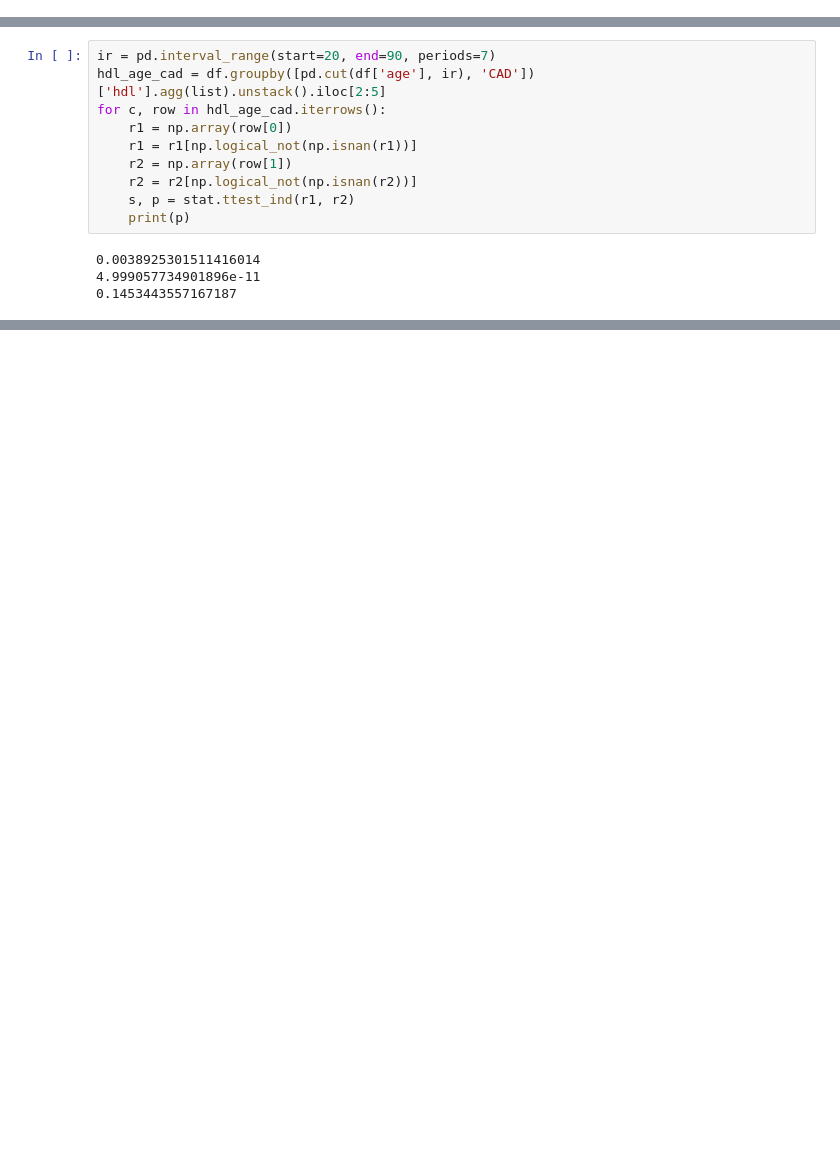
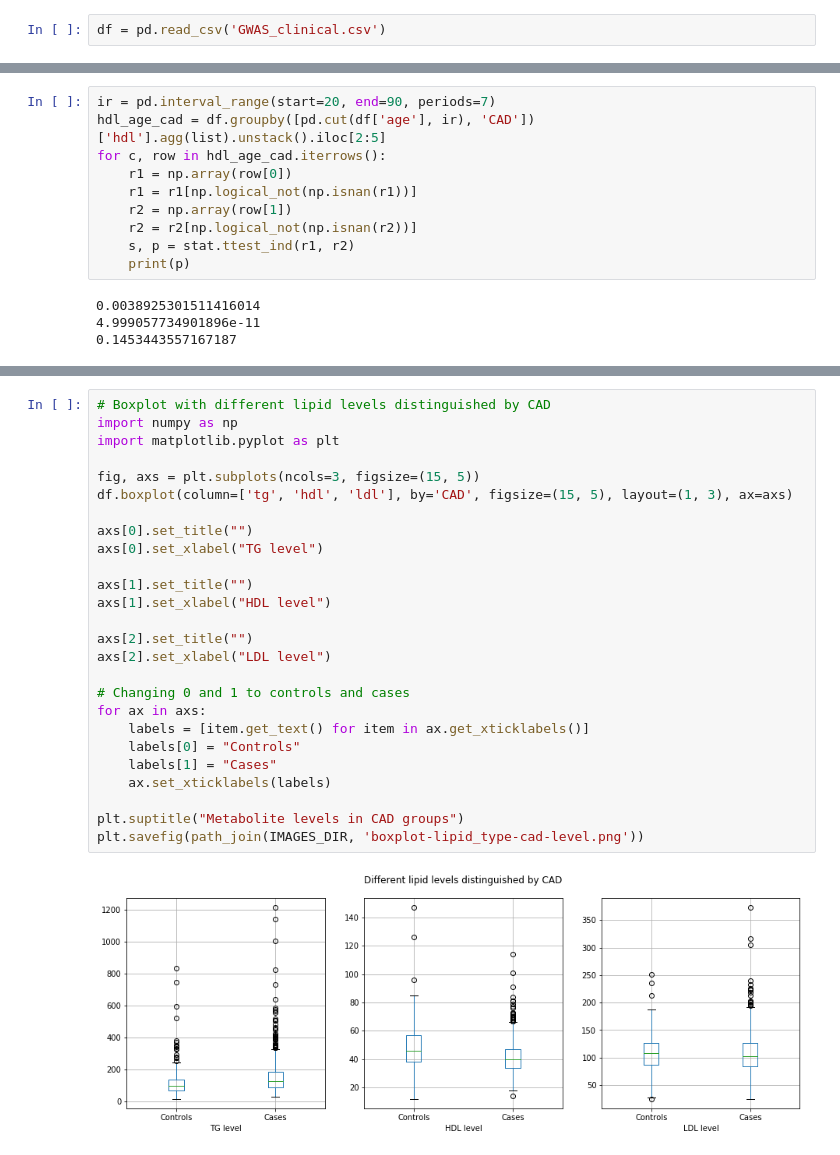
Before and after one commit to JediKnightChan/CAD-Research, a Jupyter notebook: main.ipynb, the cells around one changed output, grey strips where cells are left out. Cells and saved outputs as stored; diff of their text form; blank space fills up the shorter version.

```diff
--- a/main.ipynb
+++ b/main.ipynb
@@ -12,2 +11,4 @@ df = pd.read_csv('GWAS_clinical.csv')
+# %%
+df = pd.read_csv('GWAS_clinical.csv')
 # %%
 df.head()
@@ -216,0 +198,28 @@ for c, row in ldl_age_cad.iterrows():
+# %%
+# Boxplot with different lipid levels distinguished by CAD
+import numpy as np
+import matplotlib.pyplot as plt
+
+fig, axs = plt.subplots(ncols=3, figsize=(15, 5))
+df.boxplot(column=['tg', 'hdl', 'ldl'], by='CAD', figsize=(15, 5), layout=(1, 3), ax=axs)
+
+axs[0].set_title("")
+axs[0].set_xlabel("TG level")
+
+axs[1].set_title("")
+axs[1].set_xlabel("HDL level")
+
+axs[2].set_title("")
+axs[2].set_xlabel("LDL level")
+
+# Changing 0 and 1 to controls and cases
+for ax in axs:
+    labels = [item.get_text() for item in ax.get_xticklabels()]
+    labels[0] = "Controls"
+    labels[1] = "Cases"
+    ax.set_xticklabels(labels)
+
+plt.suptitle("Metabolite levels in CAD groups")
+plt.savefig(path_join(IMAGES_DIR, 'boxplot-lipid_type-cad-level.png'))
+# %% [output]
+[figure, added]
```
Also changed, not shown: parts of 22 cells of this notebook, 3 other files.
